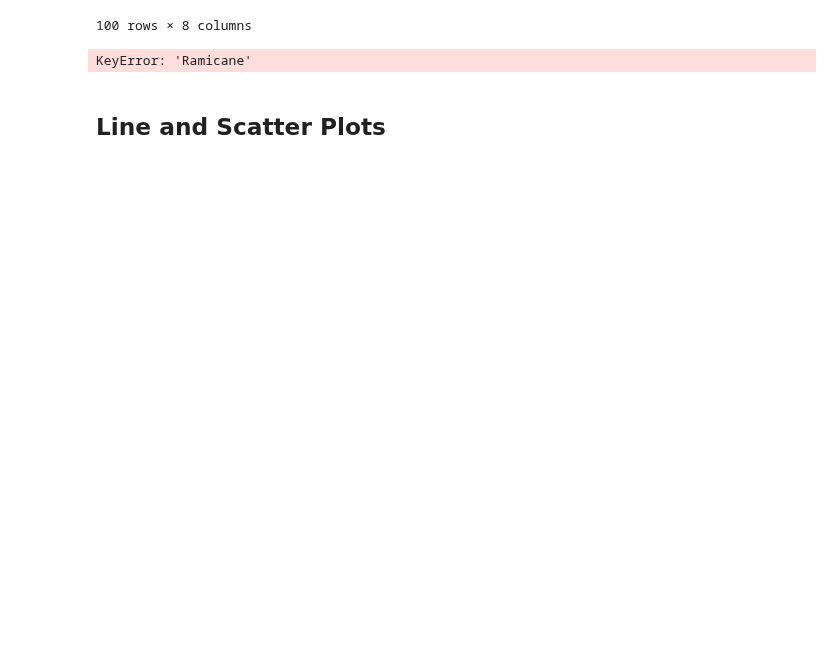
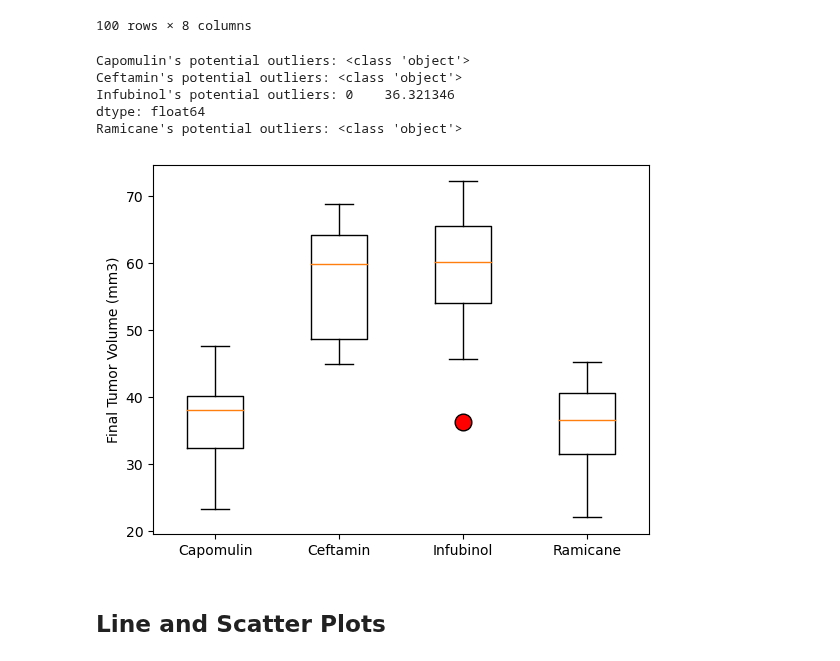
Before and after one commit to n-o-karma/matplotlib-challenge, a Jupyter notebook: pymaceuticals_starter.ipynb, the cells around one changed output. Saved outputs shown, nothing was run; the diff lists cells and outputs as text; code cells hidden in the pictures; blank space fills up the shorter version.

```diff
--- a/pymaceuticals_starter.ipynb
+++ b/pymaceuticals_starter.ipynb
@@ -172,7 +175,10 @@ plt.show()
 finaltp = clean_data.groupby('Mouse ID')['Timepoint'].max()
 # Merge this group df with the original DataFrame to get the tumor volume at the last timepoint
 combined_data2 = pd.merge(finaltp,clean_data, how="left", on=["Mouse ID", "Timepoint"])
-combined_data2 = combined_data2.loc[(combined_data2['Drug Regimen'] == 'Capomulin') | (combined_data2['Drug Regimen'] == 'Ramicane') | (combined_data2['Drug Regimen'] == 'Infubinol') | (combined_data2['Drug Regimen'] == 'Ceftamin'),:]
+combined_data2 = combined_data2.loc[(combined_data2['Drug Regimen'] == 'Capomulin') |
+                                    (combined_data2['Drug Regimen'] == 'Ramicane') |
+                                    (combined_data2['Drug Regimen'] == 'Infubinol') |
+                                    (combined_data2['Drug Regimen'] == 'Ceftamin'),:]
 combined_data2
 # %% [output]
 |  | Mouse ID | Timepoint | Drug Regimen | Sex | Age_months | Weight (g) | Tumor Volume (mm3) | ... |
@@ -196,29 +202,47 @@ treatments = sorted(list(combined_data2['Drug Regimen'].unique()))
 volume = []
 
 # Calculate the IQR and quantitatively determine if there are any potential outliers.
-
-
-
     # Locate the rows which contain mice on each drug and get the tumor volumes
-volume.append(combined_data2.loc[combined_data2['Drug Regimen'],'Tumor Volume (mm3)'])
-
     # add subset
 
+for treatment in treatments:
+    volume.append(combined_data2.loc[combined_data2['Drug Regimen'] == treatment,'Tumor Volume (mm3)'])
+    # Determine outliers using upper and lower bounds
+for i in range(len(treatments)):
+    quartiles = volume[i].quantile([.25,.5,.75])
+    lowerq = quartiles[.25]
+    upperq = quartiles[.75]
+    iqr = upperq - lowerq
+    upperbound = upperq + (1.5*iqr)
+    lowerbound = lowerq - (1.5*iqr)
 
-    # Determine outliers using upper and lower bounds
-quartiles = combined_data2['Tumor Volume (mm3)'].quantile([.25,.5,.75])
-lowerq = quartiles[.25]
-upperq = quartiles[.75]
-median = quartiles[.5]
-iqr = upperq - lowerq
-upperbound = upperq + 1.5*iqr
-lowerbound = lowerq - 1.5*iqr
+    if (volume[i].min() < lowerbound) :
+        outliers = pd.Series([volume[i].min()])
+    elif (volume[i].max() > upperbound) :
+        outliers = pd.Series([volume[i].max()])
+    else:
+        outliers = object
 
-combined_data2.loc[(combined_data2['Tumor Volume (mm3)'] < lowerbound) | (combined_data2['Tumor Volume (mm3)'] > upperbound),:]
+    print(f"{treatments[i]}'s potential outliers: {outliers}")
 # %% [output]
-KeyError: 'Ramicane'
+Capomulin's potential outliers: <class 'object'>
+Ceftamin's potential outliers: <class 'object'>
+Infubinol's potential outliers: 0    36.321346
+dtype: float64
+Ramicane's potential outliers: <class 'object'>
 # %%
 # Generate a box plot that shows the distrubution of the tumor volume for each treatment group.
+fig, ax = plt.subplots()
+thelist = [volume[0],volume[1],volume[2],volume[3]]
+properties = dict(marker='o', markerfacecolor='r', markersize=12,
+                  linestyle='none', markeredgecolor='black')
+ax.boxplot(thelist,flierprops=properties)
+ax.set_xticklabels(treatments)
+ax.set_ylabel('Final Tumor Volume (mm3)')
+
+plt.show()
+# %% [output]
+[figure, added]
 # %% [markdown]
 ## Line and Scatter Plots
 # %%
```
Also changed, not shown: parts of 7 cells of this notebook.
